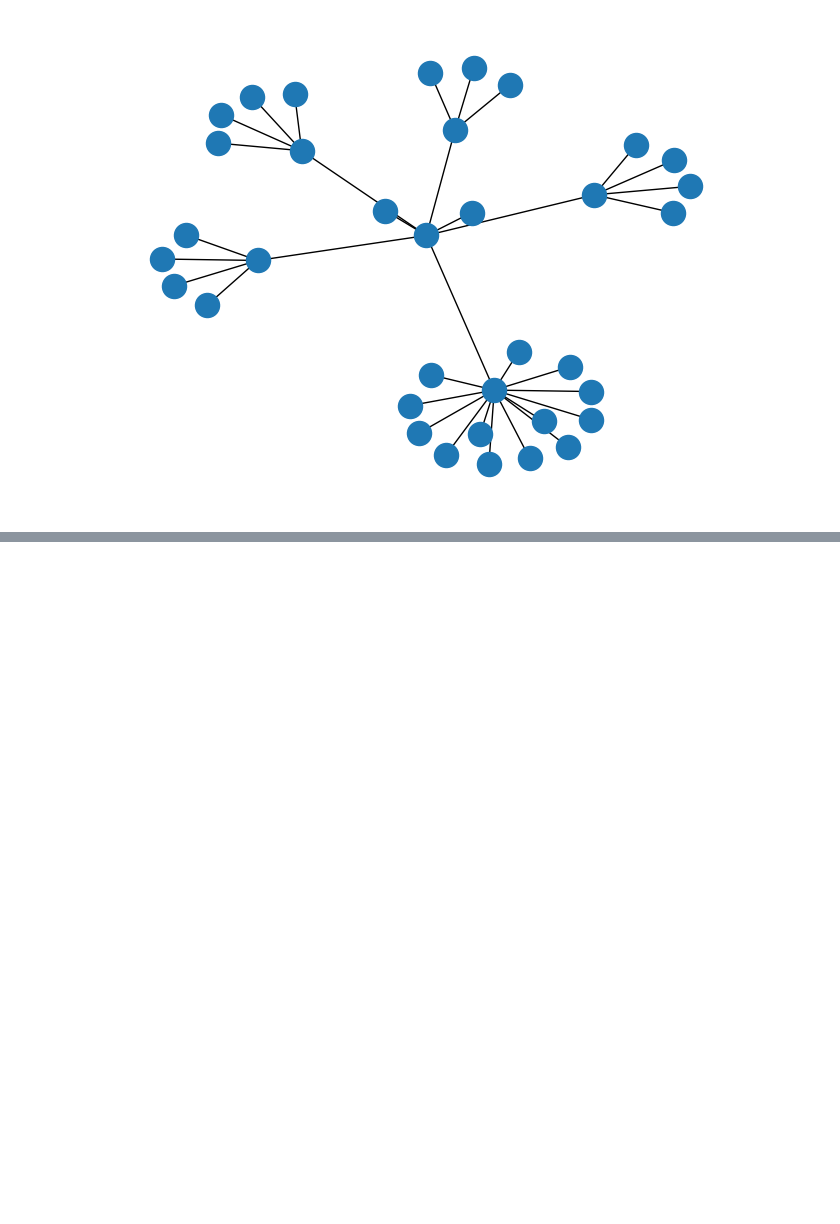
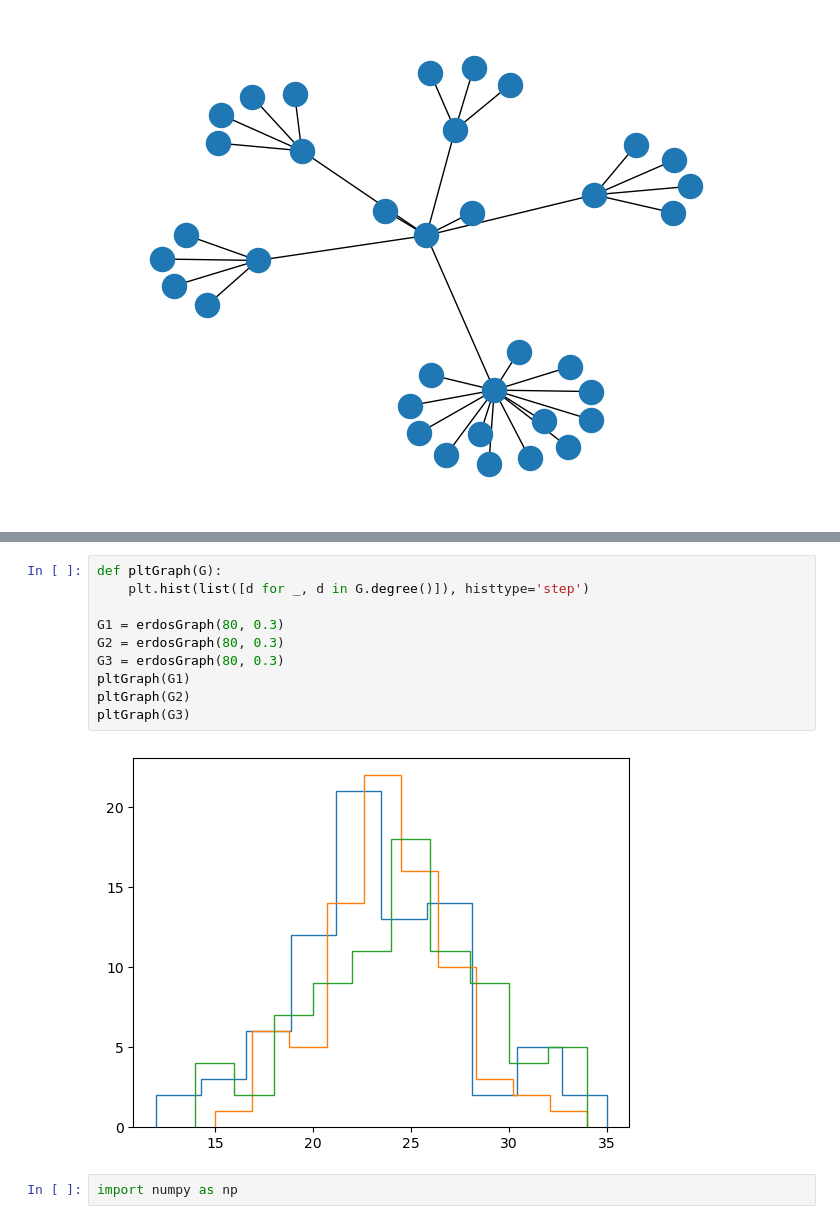
Before and after one commit to ymg5218/CodingTest, a Jupyter notebook: 머신러닝/Big Data Analysis/Untitled.ipynb, the cells around one changed output, grey strips where cells are left out. Cells and saved outputs as stored; diff of their text form; blank space fills up the shorter version.

```diff
--- a/머신러닝/Big Data Analysis/Untitled.ipynb
+++ b/머신러닝/Big Data Analysis/Untitled.ipynb
@@ -188,0 +225,14 @@ nx.draw(G)
+# %%
+def pltGraph(G):
+    plt.hist(list([d for _, d in G.degree()]), histtype='step')
+
+G1 = erdosGraph(80, 0.3)
+G2 = erdosGraph(80, 0.3)
+G3 = erdosGraph(80, 0.3)
+pltGraph(G1)
+pltGraph(G2)
+pltGraph(G3)
+# %% [output]
+[figure, added]
+# %%
+import numpy as np
```
Also changed, not shown: parts of 22 cells of this notebook, 3 other files.
